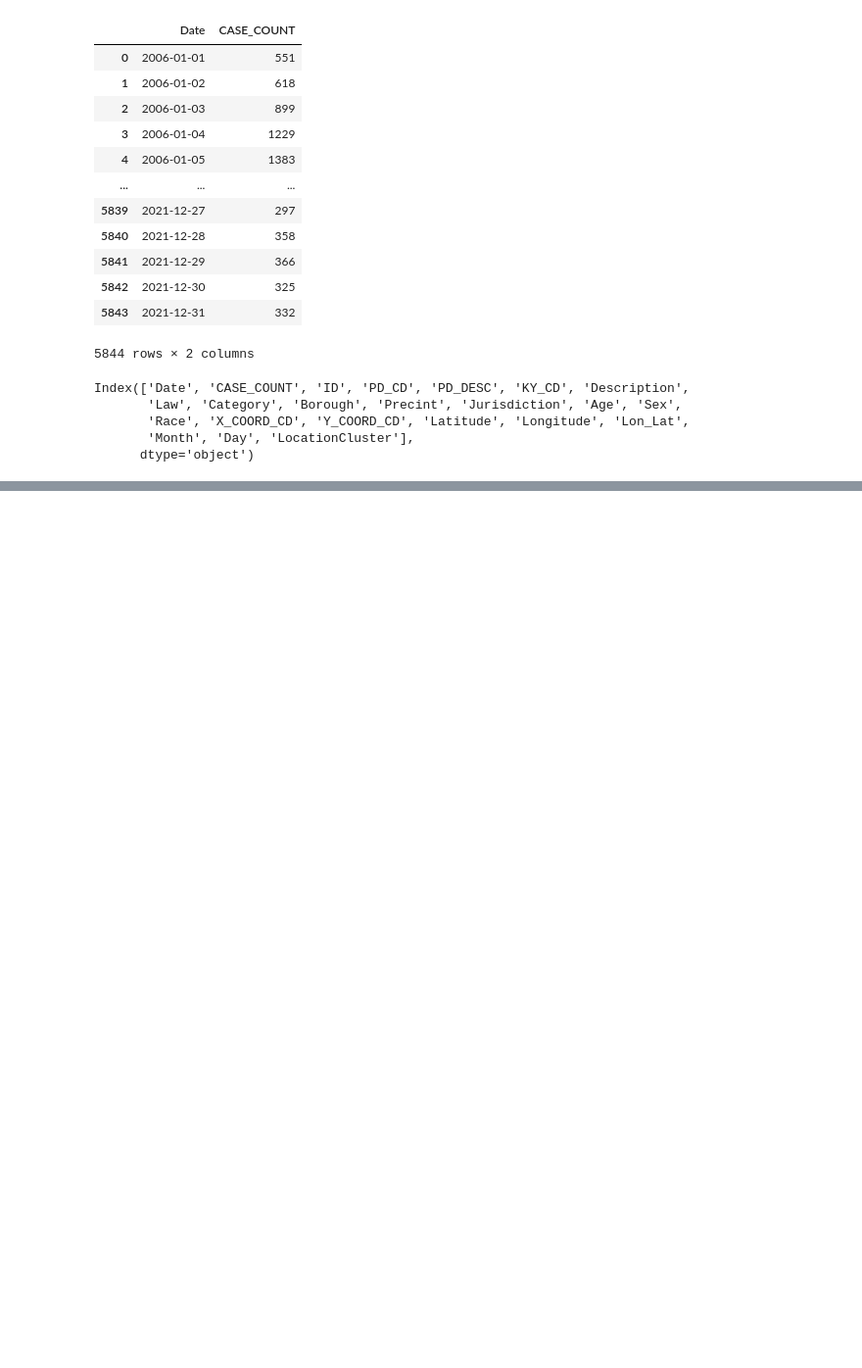
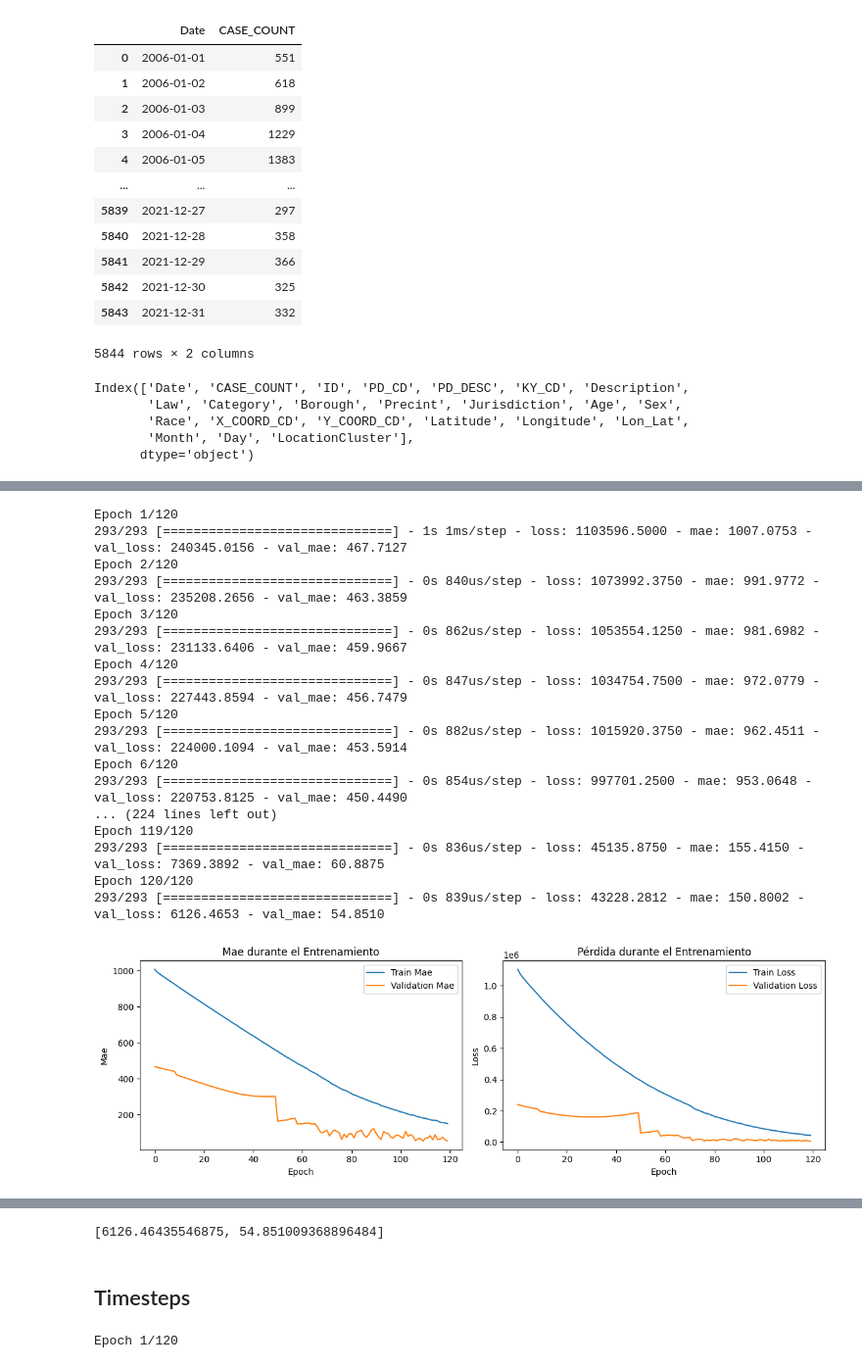
Before and after one commit to matiascapurroriver/predictivoAvanzado, a Jupyter notebook: deep_learning.ipynb, the cells around one changed output, grey strips where cells are left out. Shown at 98% size. Drawn from its saved outputs; the diff is of its cells as text; code cells hidden in the pictures; blank space fills up the shorter version.

Commit message:
deep learning con timesteps

```diff
--- a/deep_learning.ipynb
+++ b/deep_learning.ipynb
@@ -214,0 +451,33 @@ df
+# %%
+# Crear una instancia de la red neuronal personalizada
+nn = CustomNeuralNetwork(input_shape=(X_train.shape[1],), hidden_layers=3, units_per_layer=32,
+                         activation='tanh', dropout_rate=0.2, l2_lambda=0.01, learning_rate=0.01)
+
+# Compilar el modelo
+nn.compile_model(optimizer='adam', loss='mse', metrics=['mae'])
+
+# Entrenar el modelo con TensorBoard
+nn.train_model(X_train, y_train, validation_data=(X_test, y_test), epochs=120, batch_size=16, plot_training=True)
+
+# Evaluar el modelo
+print("Evaluación del modelo:")
+nn.evaluate_model(X_test, y_test)
+# %% [output]
+Epoch 1/120
+293/293 [==============================] - 1s 1ms/step - loss: 1103596.5000 - mae: 1007.0753 - val_loss: 240345.0156 - val_mae: 467.7127
+Epoch 2/120
+293/293 [==============================] - 0s 840us/step - loss: 1073992.3750 - mae: 991.9772 - val_loss: 235208.2656 - val_mae: 463.3859
+Epoch 3/120
+293/293 [==============================] - 0s 862us/step - loss: 1053554.1250 - mae: 981.6982 - val_loss: 231133.6406 - val_mae: 459.9667
+Epoch 4/120
+293/293 [==============================] - 0s 847us/step - loss: 1034754.7500 - mae: 972.0779 - val_loss: 227443.8594 - val_mae: 456.7479
+Epoch 5/120
+293/293 [==============================] - 0s 882us/step - loss: 1015920.3750 - mae: 962.4511 - val_loss: 224000.1094 - val_mae: 453.5914
+Epoch 6/120
+293/293 [==============================] - 0s 854us/step - loss: 997701.2500 - mae: 953.0648 - val_loss: 220753.8125 - val_mae: 450.4490
+... (224 lines left out)
+Epoch 119/120
+293/293 [==============================] - 0s 836us/step - loss: 45135.8750 - mae: 155.4150 - val_loss: 7369.3892 - val_mae: 60.8875
+Epoch 120/120
+293/293 [==============================] - 0s 839us/step - loss: 43228.2812 - mae: 150.8002 - val_loss: 6126.4653 - val_mae: 54.8510
+[figure, added]
@@ -214,0 +486,3 @@ df
+[6126.46435546875, 54.851009368896484]
+# %% [markdown]
+## Timesteps
@@ -214,0 +516,18 @@ df
+# %%
+from tensorflow.keras.models import Sequential
+from tensorflow.keras.layers import LSTM, Dense
+
+nn = CustomNeuralNetwork(input_shape=(timesteps, X.shape[2]), hidden_layers=3, units_per_layer=32,
+                         activation='tanh', dropout_rate=0.2, l2_lambda=0.01, learning_rate=0.01)
+
+# Compilar el modelo
+nn.compile_model(optimizer='adam', loss='mse', metrics=['mae'])
+
+# Entrenar el modelo con TensorBoard
+nn.train_model(X_train, y_train, validation_data=(X_test, y_test), epochs=120, batch_size=16, plot_training=True)
+
+# Evaluar el modelo
+print("Evaluación del modelo:")
+nn.evaluate_model(X_test, y_test)
+# %% [output]
+Epoch 1/120
```
Also changed, not shown: parts of 11 cells of this notebook.
